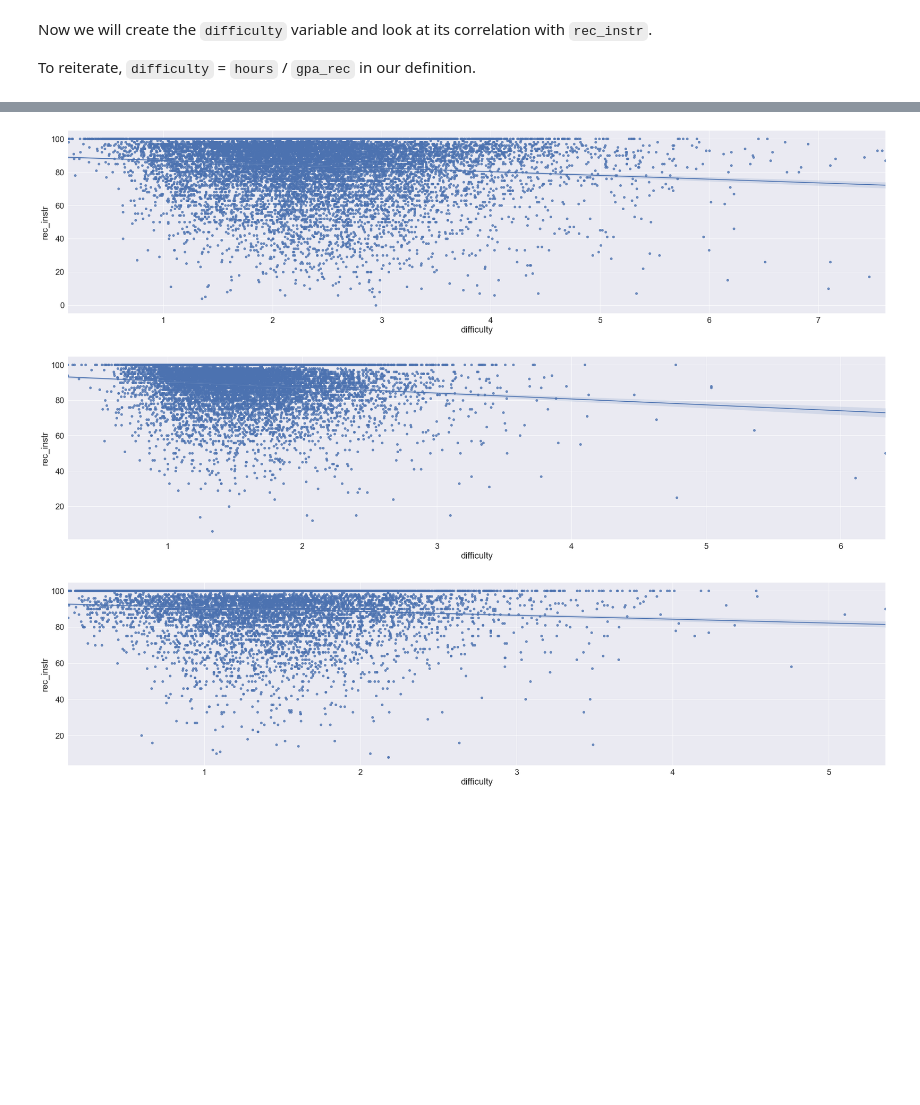
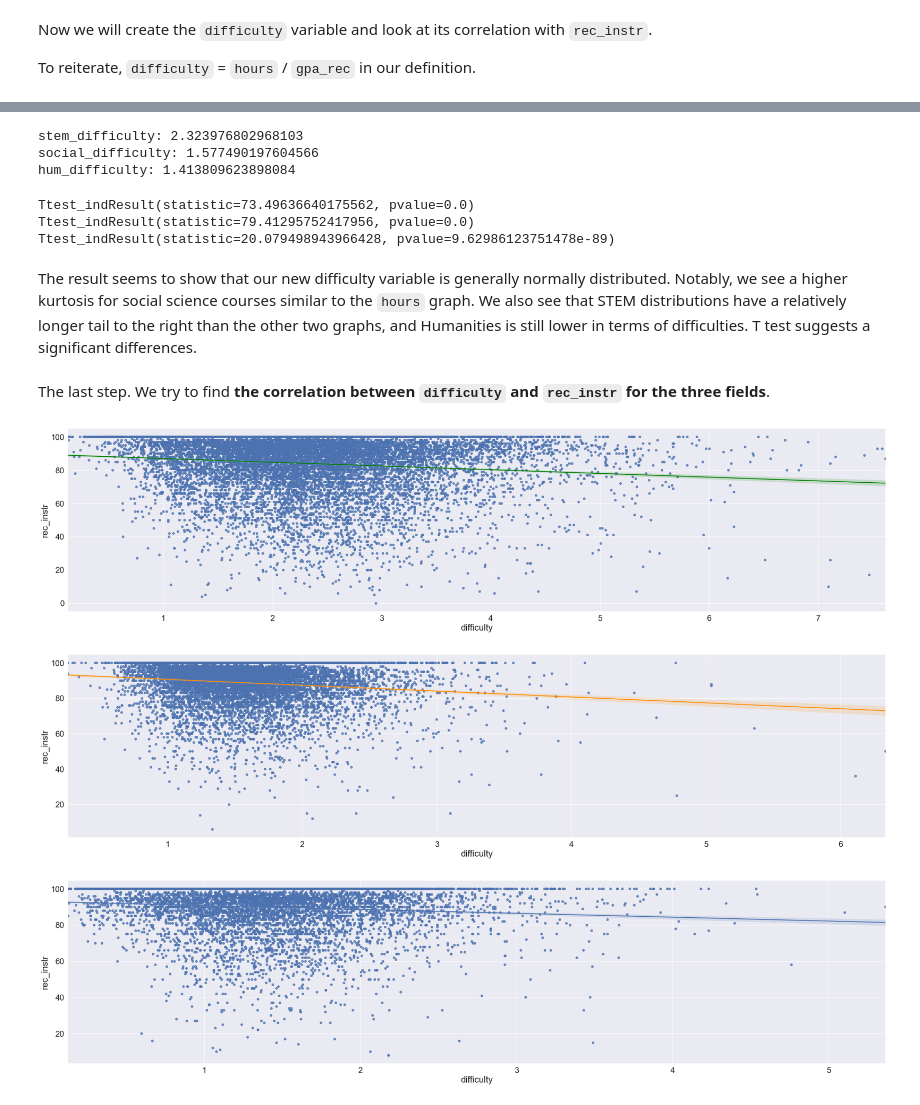
Before and after one commit to p-ghag/DataScience, a Jupyter notebook: FinalProject_group046.ipynb, the cells around one changed output, grey strips where cells are left out. Saved outputs shown, nothing was run; the diff lists cells and outputs as text; code cells hidden in the pictures; blank space fills up the shorter version.

```diff
--- a/FinalProject_group046.ipynb
+++ b/FinalProject_group046.ipynb
@@ -647,13 +654,41 @@ cape_hum['difficulty'] =  cape_hum['hours'] / cape_hum['gpa_rec']
+# %%
+# look at mean difficulty for each field
+stem_difficulty = cape_stem['difficulty'].mean()
+social_sci_difficulty = cape_social_sci['difficulty'].mean()
+hum_difficulty = cape_hum['difficulty'].mean()
+
+print("stem_difficulty: " + str(stem_difficulty))
+print("social_difficulty: " + str(social_sci_difficulty))
+print("hum_difficulty: " + str(hum_difficulty))
+# %% [output]
+stem_difficulty: 2.323976802968103
+social_difficulty: 1.577490197604566
+hum_difficulty: 1.413809623898084
+# %%
+# T test them
+print(stats.ttest_ind(cape_stem["difficulty"], cape_social_sci["difficulty"]))
+print(stats.ttest_ind(cape_stem["difficulty"], cape_hum["difficulty"]))
+print(stats.ttest_ind(cape_social_sci["difficulty"], cape_hum["difficulty"]))
+# %% [output]
+Ttest_indResult(statistic=73.49636640175562, pvalue=0.0)
+Ttest_indResult(statistic=79.41295752417956, pvalue=0.0)
+Ttest_indResult(statistic=20.079498943966428, pvalue=9.62986123751478e-89)
+# %% [markdown]
+The result seems to show that our new difficulty variable is generally normally distributed. Notably, we see a higher kurtosis for social science courses similar to the `hours` graph. We also see that STEM distributions have a relatively longer tail to the right than the other two graphs, and Humanities is still lower in terms of difficulties. T test suggests a significant differences.
+# %% [markdown]
+The last step. We try to find __the correlation between `difficulty` and `rec_instr` for the three fields__.
 # %%
 #find correlation between difficulty & rec_instr for stem
-plot4 = sns.lmplot(x='difficulty', y='rec_instr', data=cape_stem, fit_reg=True, height = 8, aspect = 4)
+plot4 = sns.lmplot(x='difficulty', y='rec_instr', data=cape_stem, line_kws={'color': 'green'},
+                   fit_reg=True, height = 8, aspect = 4)
 # %% [output]
-[figure, old version]
+[figure, new version]
 # %%
 #find correlation between difficulty & rec_instr for social science
-plot5 = sns.lmplot(x='difficulty', y='rec_instr', data=cape_social_sci, fit_reg=True, height = 8, aspect = 4)
+plot5 = sns.lmplot(x='difficulty', y='rec_instr', data=cape_social_sci, line_kws={'color': 'darkorange'},
+                   fit_reg=True, height = 8, aspect = 4)
 # %% [output]
-[figure, old version]
+[figure, new version]
 # %%
 #find correlation between difficulty & rec_instr for humanities
 plot6 = sns.lmplot(x='difficulty', y='rec_instr', data=cape_hum, fit_reg=True, height = 8, aspect = 4)
```
Also changed, not shown: parts of 5 cells of this notebook.
